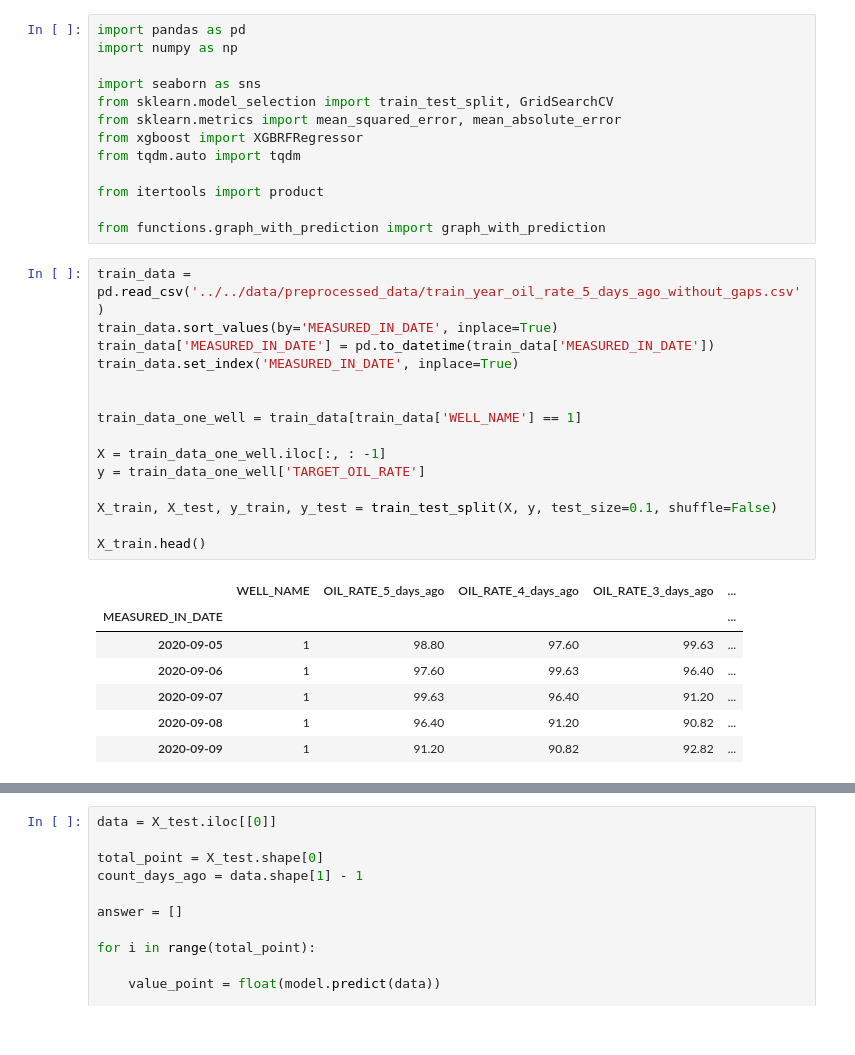
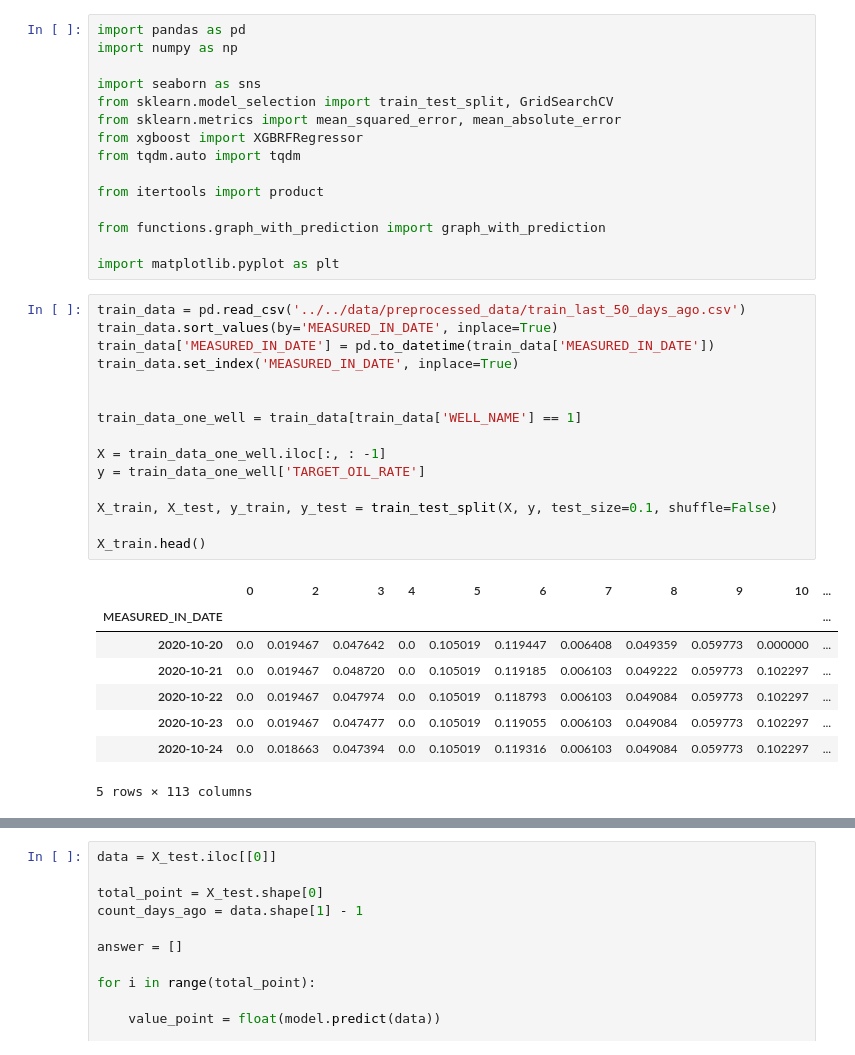
Before and after one commit to AleksanderTalmenev/oil_production_forecasting, a Jupyter notebook: project/models/gradient_boosting.ipynb, the cells around one changed output, grey strips where cells are left out. Saved outputs shown, nothing was run; the diff lists cells and outputs as text.

Commit message:
uppend_new_names

```diff
--- a/project/models/gradient_boosting.ipynb
+++ b/project/models/gradient_boosting.ipynb
@@ -11,27 +11,30 @@ from tqdm.auto import tqdm
 from itertools import product
 
 from functions.graph_with_prediction import graph_with_prediction
+
+import matplotlib.pyplot as plt
 # %%
-train_data = pd.read_csv('../../data/preprocessed_data/train_year_oil_rate_5_days_ago_without_gaps.csv')
+train_data = pd.read_csv('../../data/preprocessed_data/train_last_50_days_ago.csv')
 train_data.sort_values(by='MEASURED_IN_DATE', inplace=True)
 train_data['MEASURED_IN_DATE'] = pd.to_datetime(train_data['MEASURED_IN_DATE'])
 train_data.set_index('MEASURED_IN_DATE', inplace=True)
 
 
 train_data_one_well = train_data[train_data['WELL_NAME'] == 1]
 
 X = train_data_one_well.iloc[:, : -1]
 y = train_data_one_well['TARGET_OIL_RATE']
 
 X_train, X_test, y_train, y_test = train_test_split(X, y, test_size=0.1, shuffle=False)
 
 X_train.head()
 # %% [output]
-|  | WELL_NAME | OIL_RATE_5_days_ago | OIL_RATE_4_days_ago | OIL_RATE_3_days_ago | ... |
-| MEASURED_IN_DATE |  |  |  |  | ... |
-| 2020-09-05 | 1 | 98.80 | 97.60 | 99.63 | ... |
-| 2020-09-06 | 1 | 97.60 | 99.63 | 96.40 | ... |
-| 2020-09-07 | 1 | 99.63 | 96.40 | 91.20 | ... |
-| 2020-09-08 | 1 | 96.40 | 91.20 | 90.82 | ... |
-| 2020-09-09 | 1 | 91.20 | 90.82 | 92.82 | ... |
+|  | 0 | 2 | 3 | 4 | 5 | 6 | 7 | 8 | 9 | 10 | ... |
+| MEASURED_IN_DATE |  |  |  |  |  |  |  |  |  |  | ... |
+| 2020-10-20 | 0.0 | 0.019467 | 0.047642 | 0.0 | 0.105019 | 0.119447 | 0.006408 | 0.049359 | 0.059773 | 0.000000 | ... |
+| 2020-10-21 | 0.0 | 0.019467 | 0.048720 | 0.0 | 0.105019 | 0.119185 | 0.006103 | 0.049222 | 0.059773 | 0.102297 | ... |
+| 2020-10-22 | 0.0 | 0.019467 | 0.047974 | 0.0 | 0.105019 | 0.118793 | 0.006103 | 0.049084 | 0.059773 | 0.102297 | ... |
+| 2020-10-23 | 0.0 | 0.019467 | 0.047477 | 0.0 | 0.105019 | 0.119055 | 0.006103 | 0.049084 | 0.059773 | 0.102297 | ... |
+| 2020-10-24 | 0.0 | 0.018663 | 0.047394 | 0.0 | 0.105019 | 0.119316 | 0.006103 | 0.049084 | 0.059773 | 0.102297 | ... |
+5 rows × 113 columns
 # %%
```
Also changed, not shown: parts of 2 cells of this notebook, 36 other files.
